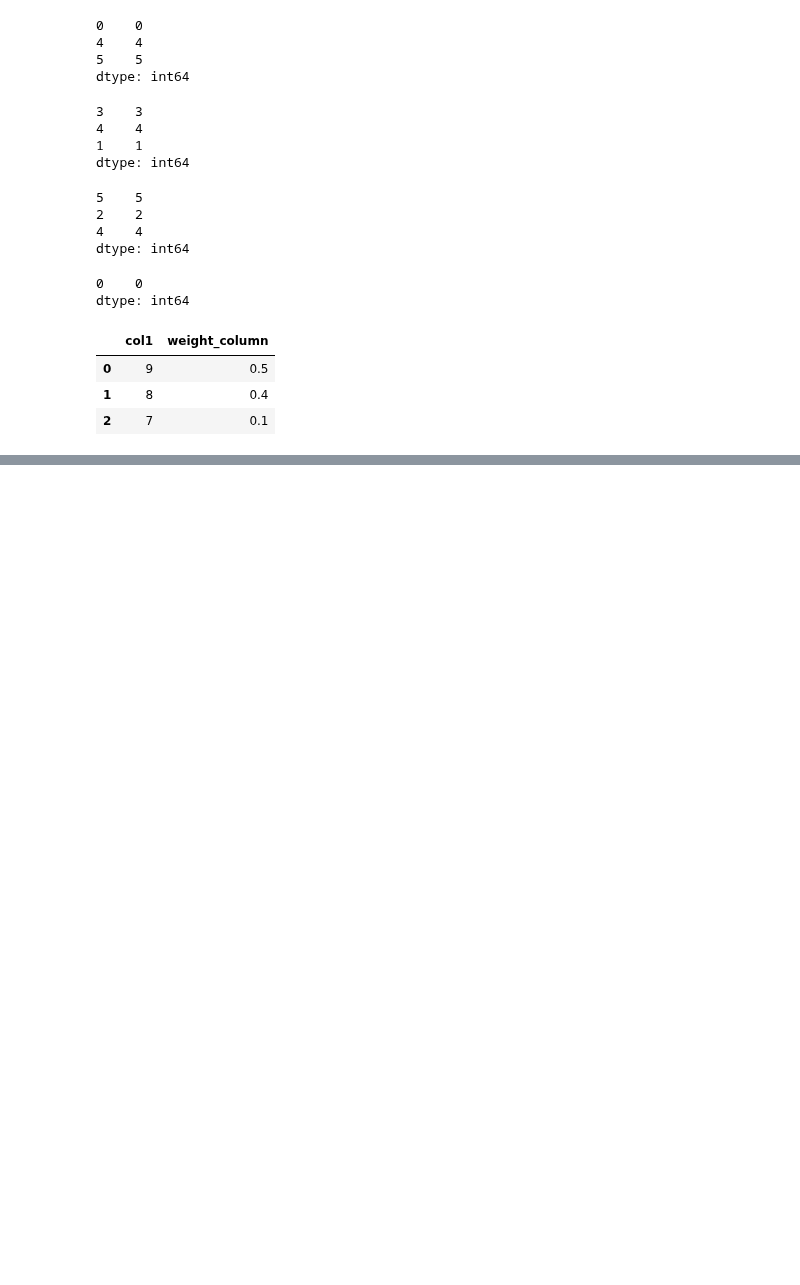
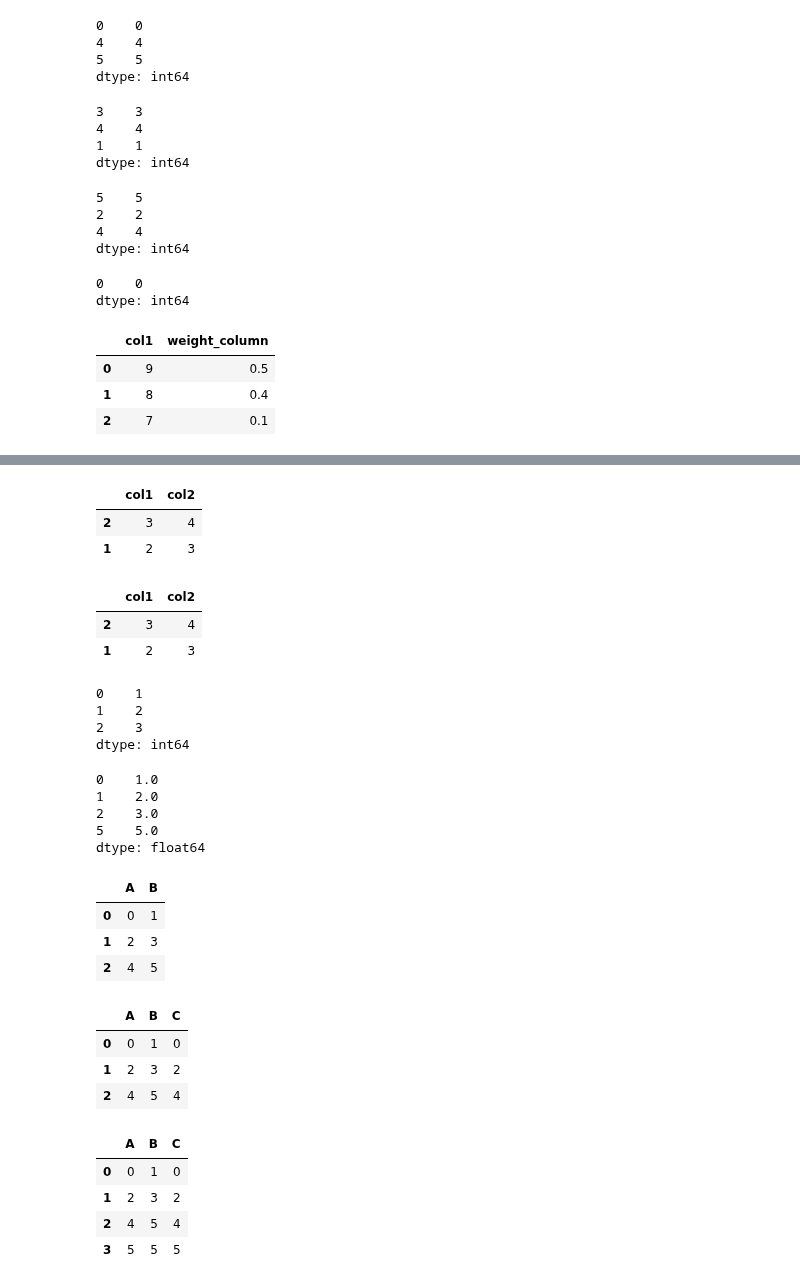
Before and after one commit to manasesmutembei11/ML, a Jupyter notebook: pandas/indexing_and_selecting.ipynb, the cells around one changed output, grey strips where cells are left out. Cells and saved outputs as stored; diff of their text form; code cells hidden in the pictures; blank space fills up the shorter version.

Commit message:
Setting with enlargement

```diff
--- a/pandas/indexing_and_selecting.ipynb
+++ b/pandas/indexing_and_selecting.ipynb
@@ -553,0 +559,58 @@ df3.sample(n=1, axis=1)
+# %%
+df4 = pd.DataFrame({'col1': [1, 2, 3], 'col2': [2, 3, 4]})
+# With a given seed, the sample will always draw the same rows.
+df4.sample(n=2, random_state=2)
+# %% [output]
+|  | col1 | col2 |
+| 2 | 3 | 4 |
+| 1 | 2 | 3 |
+# %%
+df4.sample(n=2, random_state=2)
+# %% [output]
+|  | col1 | col2 |
+| 2 | 3 | 4 |
+| 1 | 2 | 3 |
+# %%
+#Setting with enlargement
+se = pd.Series([1, 2, 3])
+se
+# %% [output]
+0    1
+1    2
+2    3
+dtype: int64
+# %%
+se[5] = 5.
+se
+# %% [output]
+0    1.0
+1    2.0
+2    3.0
+5    5.0
+dtype: float64
+# %%
+dfi = pd.DataFrame(np.arange(6).reshape(3, 2),
+                   columns=['A', 'B'])
+dfi
+# %% [output]
+|  | A | B |
+| 0 | 0 | 1 |
+| 1 | 2 | 3 |
+| 2 | 4 | 5 |
+# %%
+dfi.loc[:, 'C'] = dfi.loc[:, 'A']
+dfi
+# %% [output]
+|  | A | B | C |
+| 0 | 0 | 1 | 0 |
+| 1 | 2 | 3 | 2 |
+| 2 | 4 | 5 | 4 |
+# %%
+dfi.loc[3] = 5
+dfi
+# %% [output]
+|  | A | B | C |
+| 0 | 0 | 1 | 0 |
+| 1 | 2 | 3 | 2 |
+| 2 | 4 | 5 | 4 |
+| 3 | 5 | 5 | 5 |
```
Also changed, not shown: parts of 2 cells of this notebook.
